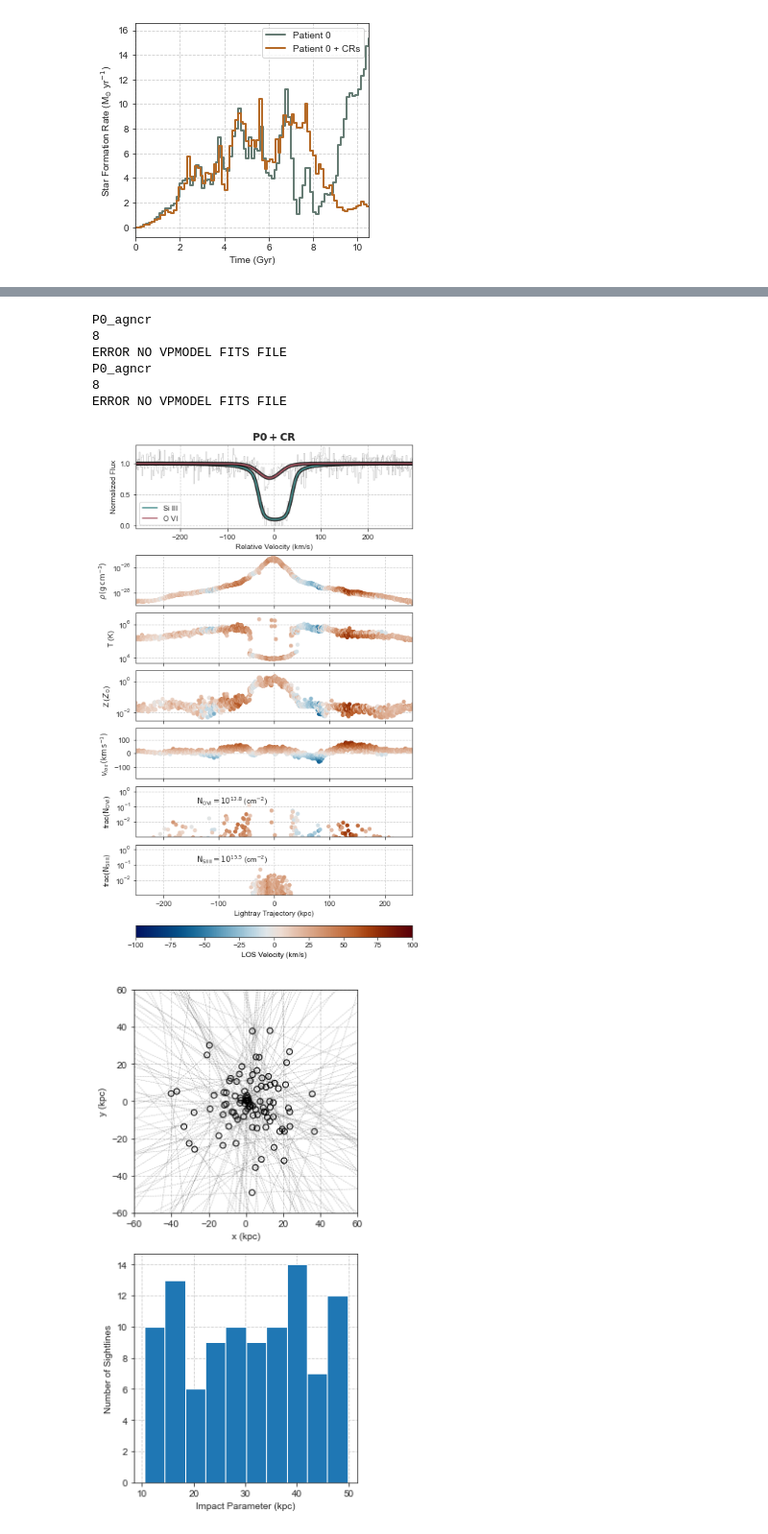
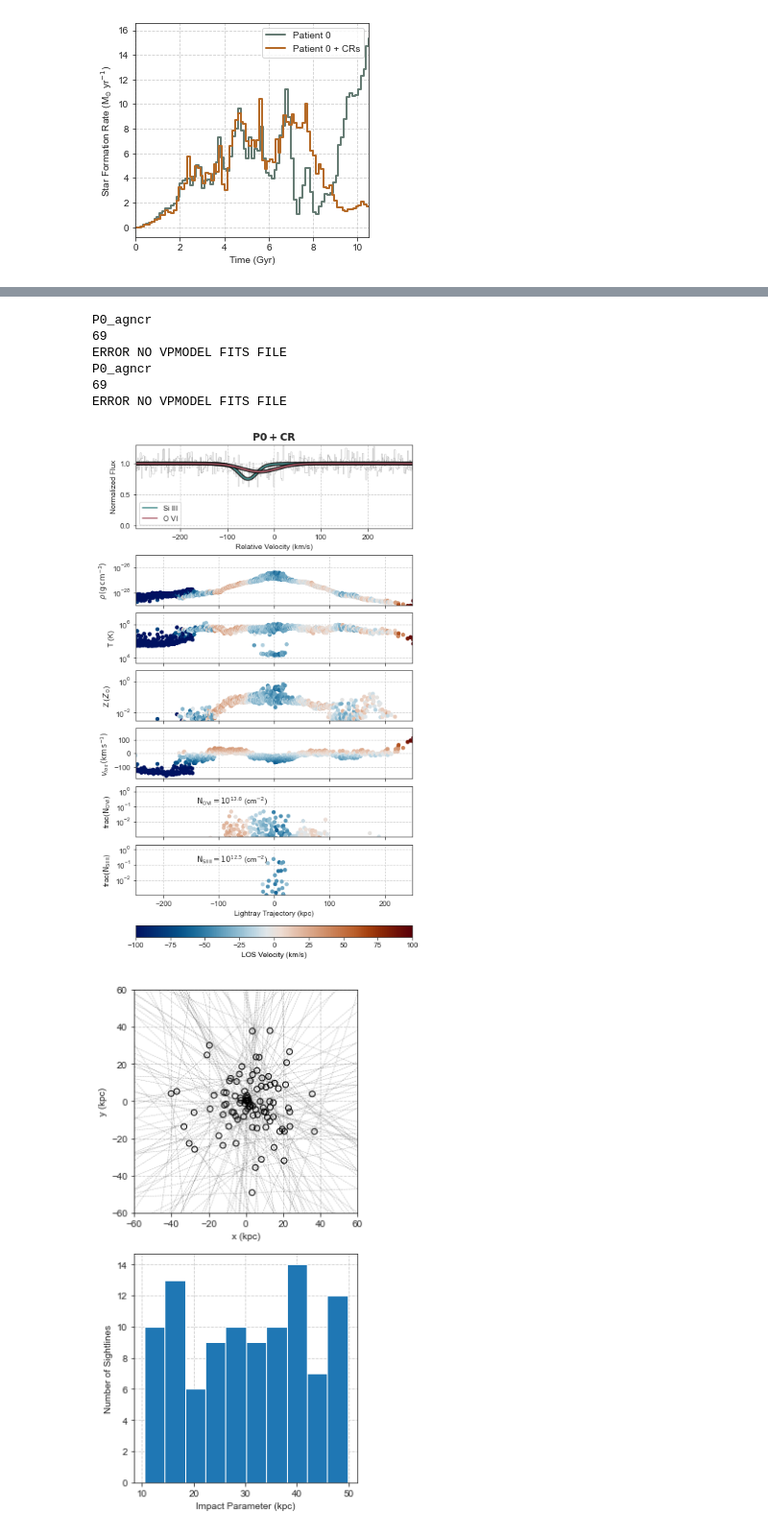
Before and after one commit to ibutsky/synthetic_spectra, a Jupyter notebook: scripts/plotting/paper_plots.ipynb, the cells around one changed output, grey strips where cells are left out. Shown at 96% size. Cells and saved outputs as stored; diff of their text form; code cells hidden in the pictures.

Commit message:
streamlining main paper plots and adding werk et al. 2016 data

```diff
--- a/scripts/plotting/paper_plots.ipynb
+++ b/scripts/plotting/paper_plots.ipynb
@@ -160,7 +159,7 @@ def plot_phase(model, ion = 'O VI', xfield = 'number_density', yfield = 'tempera
     plt.savefig('../../plots/phase_%s_%s_zoom.png'%(ion, model), dpi = 300)
 
 
-model_list = ['P0_agncr', 'P0']
+model_list = ['P0', 'P0_agncr']
 ion_list = ['O VI', 'Si III', 'H I']
 
 #ion_list = ['H I']
@@ -244,0 +328,23 @@ yt : [INFO     ] 2021-03-25 17:23:35,620 Allocating for 3.151e+07 particles
+# %%
+ion = 'OVI'
+b_cutoff = 40
+v_cutoff = 35
+ion_list, logN_list, logNerr_list, b_list, berr_list, vel_list, vel_err_list, \
+            ray_id_list, model_list, impact_list, ovi_label_list, detection_list, align_list \
+            = pt.load_csv_data(b_cutoff = b_cutoff, v_cutoff = v_cutoff)
+if ion == 'OVI':
+    dvel_list = pt.calculate_min_dvel(ion, 'SiIII')
+elif ion == 'SiIII':
+    dvel_list = pt.calculate_min_dvel(ion, 'OVI')
+
+
+fig, ax = plt.subplots(nrows = 2, figsize = (4, 7.6), sharex = True, sharey = True)
+ax[0].set_xlim(0, 250)
+#ax[0].set_yscale('log')
+#ax[0].set_xscale('log')
+#ax[0].set_ylim(3e12, 1e16)
+for i,model in enumerate(['P0', 'P0agncr']):
+    mask = (ion_list == ion) & (model_list == model)
+    #ax[i].scatter(dvel_list[mask], np.power(10, logN_list[mask]))
+    ax[i].scatter(dvel_list[mask], b_list[mask])
+    add_werk_data(ax[i], xfield='dvel', yfield = 'bval', ion = 'OVI')
@@ -532,12 +554,13 @@ def plot_ion_fit(model, ray_id, ax = None, ion_list = ['Si III', 'O VI'],
     ax.legend()
 
 
-def load_sightline_data(sim, ray_id, csv_data_file = '../../data/analyzed_spectra/merged_solutions_with_upper_limits.csv'):
+def load_sightline_data(sim, ray_id, csv_data_file = '../../data/analyzed_spectra/merged_solutions_with_kinematics.csv'):
     if sim == 'P0_agncr':
         sim = 'P0agncr'
 
     ion_list, logN_list, logNerr_list, b_list, berr_list, vel_list, \
-                vel_err_list, ray_id_list, model_list, impact_list, ovi_label_list, detection_list = pt.load_csv_data(csv_data_file)
+                vel_err_list, ray_id_list, model_list, impact_list, ovi_label_list, detection_list, align_list\
+                = pt.load_csv_data(csv_data_file)
     mask = (model_list == sim) & (ray_id_list == ray_id)
 
     impact_parameter = impact_list[mask]
@@ -631,37 +654,37 @@ def plot_sightline_data(sim, ray_id, output = 3195):
     else:
         ax0.set_title('$\\rm \\bf P0$', fontsize = 14)
 
     ax6.text(-140, 0.15, '${\\rm N}_{\\rm SiIII} = 10^{%.1f}$ (cm$^{-2}$)'%np.log10(sim_si_col))#,
 #             backgroundcolor = 'white')
     ax5.text(-140, 0.15, '${\\rm N}_{\\rm OVI} = 10^{%.1f}$ (cm$^{-2}$)'%np.log10(sim_ovi_col))#,
  #           backgroundcolor = 'white')
 
   #  sim_ovi = np.log10(np.sum(field_list[4]))
    # sim_si = np.log10(np.sum(field_list[5]))
 
  #   data = [[sim_ovi, ocol], [sim_si, sicol]]
  #   columns = ('simulated', 'measured')
   #  rows = ['${\\rm N}_{\\rm OVI}$ (cm$^{-2}$)', '${\\rm N}_{\\rm SiIII}$ (cm$^{-2}$)']
 
   #  cell_text = [['$10^{%.1f}$'%sim_ovi, '$10^{%.1f}$'%ocol], ['$10^{%.1f}$'%sim_si, '$10^{%.1f}$'%sicol]]
 
    # ax8.table(cellText = cell_text, rowLabels = rows, colLabels = columns, loc = 'center', colWidths = [0.2, 0.2] )
    # fig.tight_layout()
     plt.savefig('../../plots/sightline/sightline_data_%s_%04d.png'%(sim, ray_id), dpi = 300)
 #for ray in range(0, 200):
 #    for model in ['P0', 'P0_agncr']:
 #        plot_sightline_data(model, ray)
 model = 'P0_agncr'
-ray = 8
+ray = 69
 plot_sightline_data(model, ray)
 # %% [output]
 P0_agncr
-8
+69
 ERROR NO VPMODEL FITS FILE
 P0_agncr
-8
+69
 ERROR NO VPMODEL FITS FILE
-[figure, old version]
+[figure, new version]
 # %%
 ray_data_file ='../../data/random_sightlines.dat' #centered at zero, not gcenter
 impact_list, xi, yi, zi, xf, yf, zf =\
```
Also changed, not shown: parts of 38 cells of this notebook, 4 other files.
